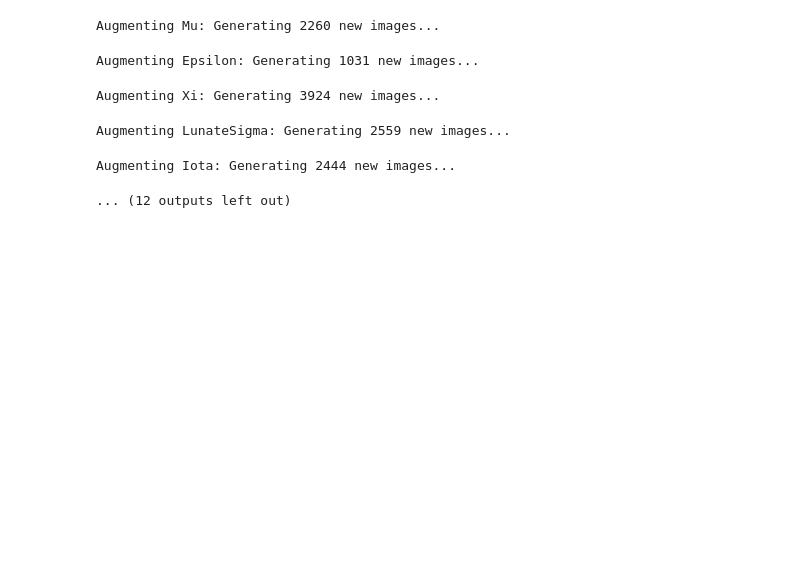
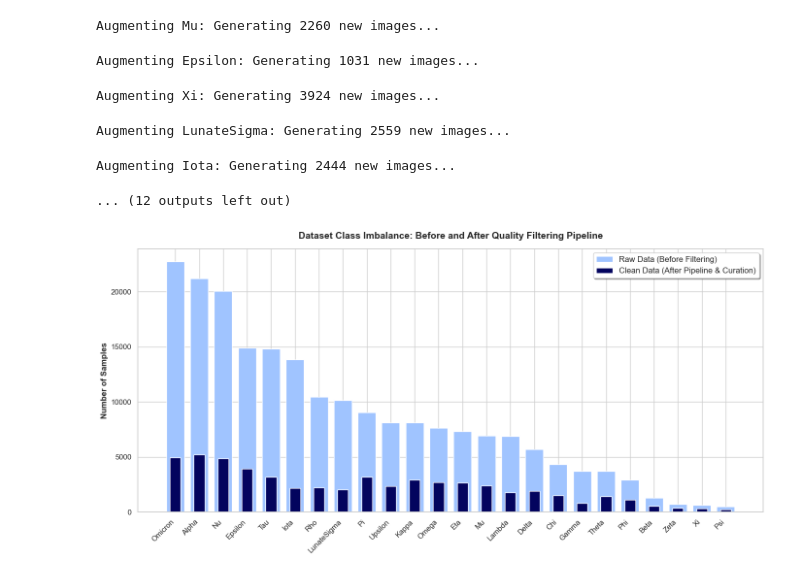
Before and after one commit to alheijn/odysseus, a Jupyter notebook: notebooks/01_preprocessing.ipynb, the cells around one changed output. Saved outputs shown, nothing was run; the diff lists cells and outputs as text; code cells hidden in the pictures; blank space fills up the shorter version.

```diff
--- a/notebooks/01_preprocessing.ipynb
+++ b/notebooks/01_preprocessing.ipynb
@@ -107,3 +107,57 @@ Augmenting Xi: Generating 3924 new images...
 Augmenting LunateSigma: Generating 2559 new images...
 Augmenting Iota: Generating 2444 new images...
 ... (12 outputs left out)
+# %%
+import matplotlib.pyplot as plt
+import seaborn as sns
+import numpy as np
+
+# 1. Input Data (Includes manual adjustments for Psi, Xi, Zeta, Beta)
+data = {
+    "Alpha": (21200, 5220), "Beta": (1296, 530), "Gamma": (3721, 829),
+    "Delta": (5689, 1892), "Epsilon": (14909, 3932), "Zeta": (701, 348),
+    "Eta": (7348, 2666), "Theta": (3717, 1404), "Iota": (13830, 2165),
+    "Kappa": (8110, 2941), "Lambda": (6906, 1776), "Mu": (6924, 2396),
+    "Nu": (20056, 4875), "Xi": (641, 316), "Omicron": (22756, 4969),
+    "Pi": (9031, 3171), "Rho": (10453, 2239), "LunateSigma": (10151, 2022),
+    "Tau": (14817, 3194), "Upsilon": (8129, 2347), "Phi": (2930, 1119),
+    "Chi": (4329, 1520), "Psi": (513, 252), "Omega": (7640, 2715)
+}
+
+# 2. Sort data by Total Volume (Descending) for maximum visual impact
+sorted_data = dict(sorted(data.items(), key=lambda item: item[1][0], reverse=True))
+
+letters = list(sorted_data.keys())
+total_counts = [val[0] for val in sorted_data.values()]
+clean_counts = [val[1] for val in sorted_data.values()]
+
+# 3. Setup the Plot Aesthetic
+sns.set_theme(style="whitegrid")
+plt.figure(figsize=(14, 7))
+
+# 4. Plot the Overlaid Bars
+# We plot the "Total" bars first (wider and lighter), then "Clean" bars on top (narrower and darker)
+x_pos = np.arange(len(letters))
+
+# Raw Data (Background Bar)
+plt.bar(x_pos, total_counts, width=0.75, color='#a0c4ff', label='Raw Data (Before Filtering)')
+
+# Clean Data (Foreground Bar)
+plt.bar(x_pos, clean_counts, width=0.45, color='#03045e', label='Clean Data (After Pipeline & Curation)')
+
+# 5. Formatting and Labels
+plt.xticks(x_pos, letters, rotation=45, ha='right', fontsize=11)
+plt.yticks(fontsize=11)
+plt.ylabel('Number of Samples', fontsize=12, fontweight='bold')
+plt.title('Dataset Class Imbalance: Before and After Quality Filtering Pipeline',
+          fontsize=14, fontweight='bold', pad=15)
+
+# Optimize Legend and Layout
+plt.legend(fontsize=12, loc='upper right', frameon=True, shadow=True)
+plt.tight_layout()
+
+# 6. Export for the Report
+plt.savefig('dataset_imbalance.png', dpi=300, bbox_inches='tight')
+plt.show()
+# %% [output]
+[figure, added]
```
Also changed, not shown: 3 other files.
